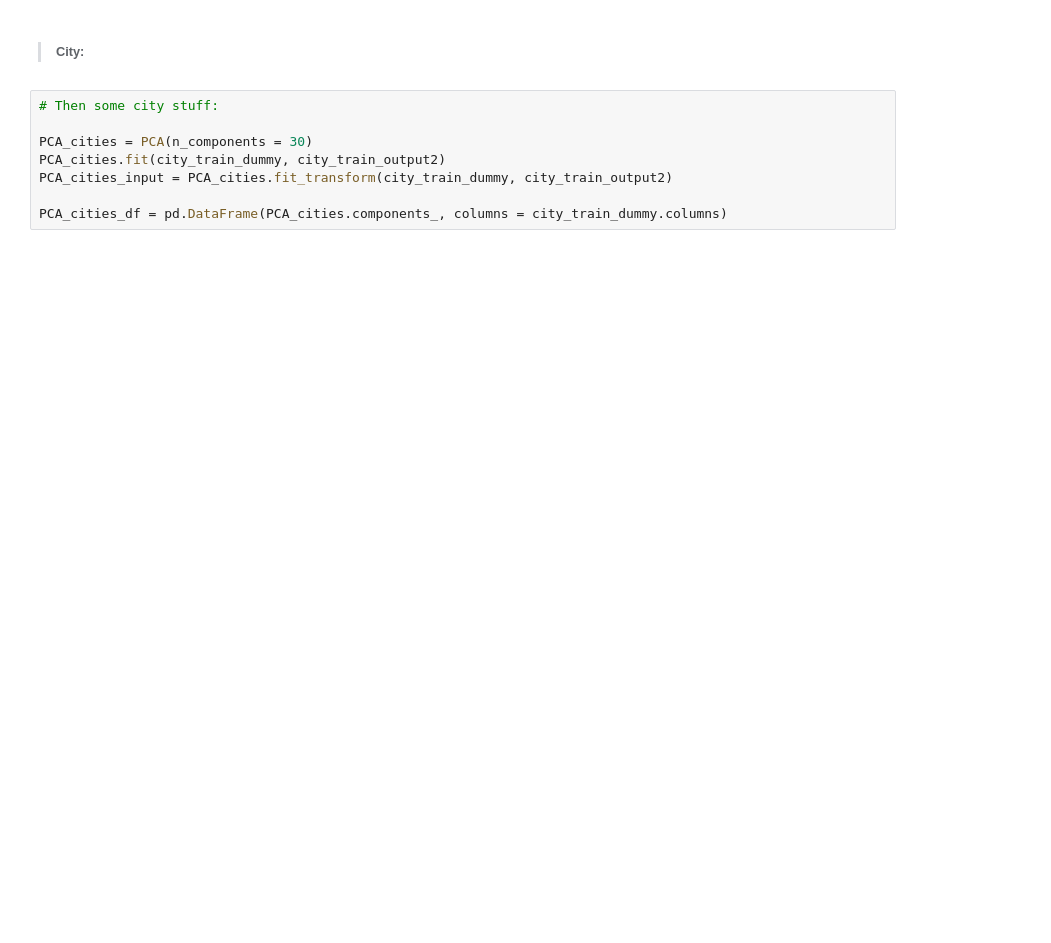
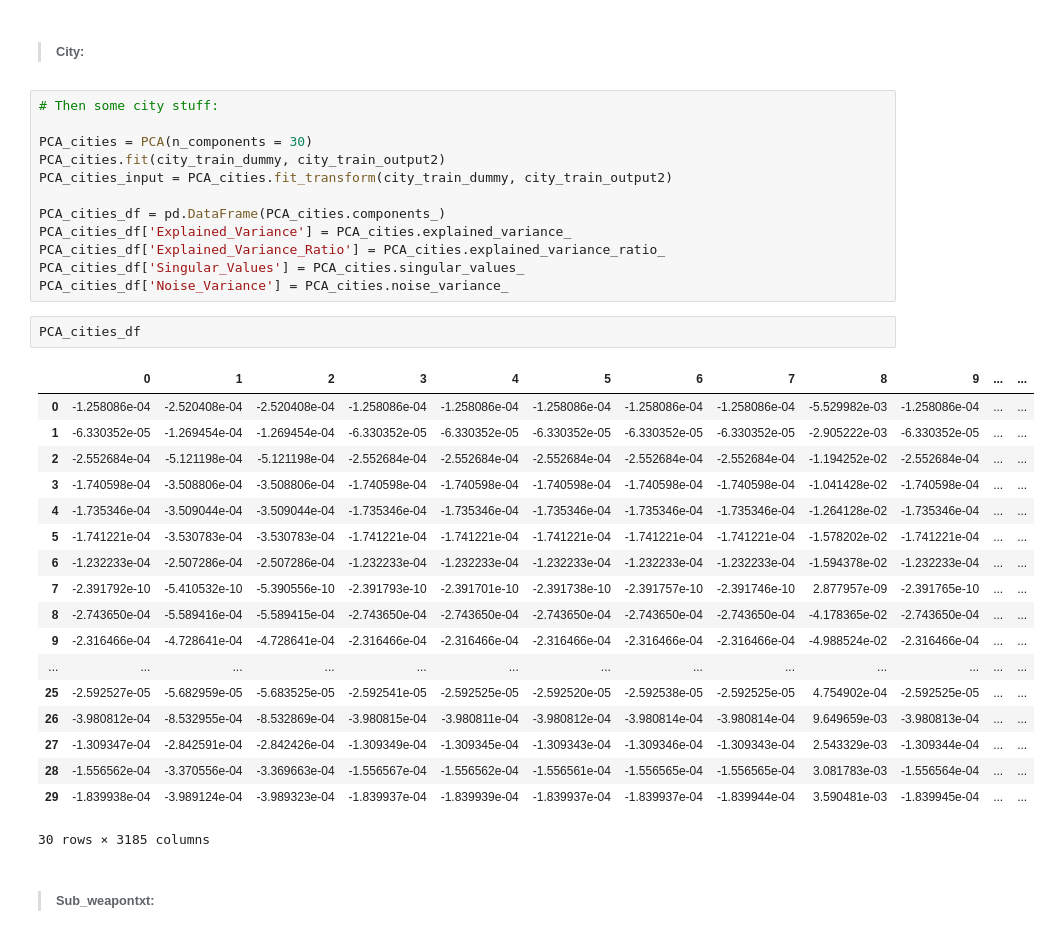
Before and after one commit to Begecky/Thinkful_Materials, a Jupyter notebook: CyberTerrorism3.ipynb, the cells around one changed output. Drawn from its saved outputs; the diff is of its cells as text; blank space fills up the shorter version.

```diff
--- a/CyberTerrorism3.ipynb
+++ b/CyberTerrorism3.ipynb
@@ -1238,4 +1323,31 @@ PCA_cities = PCA(n_components = 30)
 PCA_cities.fit(city_train_dummy, city_train_output2)
 PCA_cities_input = PCA_cities.fit_transform(city_train_dummy, city_train_output2)
 
-PCA_cities_df = pd.DataFrame(PCA_cities.components_, columns = city_train_dummy.columns)
+PCA_cities_df = pd.DataFrame(PCA_cities.components_)
+PCA_cities_df['Explained_Variance'] = PCA_cities.explained_variance_
+PCA_cities_df['Explained_Variance_Ratio'] = PCA_cities.explained_variance_ratio_
+PCA_cities_df['Singular_Values'] = PCA_cities.singular_values_
+PCA_cities_df['Noise_Variance'] = PCA_cities.noise_variance_
+# %%
+PCA_cities_df
+# %% [output]
+|  | 0 | 1 | 2 | 3 | 4 | 5 | 6 | 7 | 8 | 9 | ... | ... |
+| 0 | -1.258086e-04 | -2.520408e-04 | -2.520408e-04 | -1.258086e-04 | -1.258086e-04 | -1.258086e-04 | -1.258086e-04 | -1.258086e-04 | -5.529982e-03 | -1.258086e-04 | ... | ... |
+| 1 | -6.330352e-05 | -1.269454e-04 | -1.269454e-04 | -6.330352e-05 | -6.330352e-05 | -6.330352e-05 | -6.330352e-05 | -6.330352e-05 | -2.905222e-03 | -6.330352e-05 | ... | ... |
+| 2 | -2.552684e-04 | -5.121198e-04 | -5.121198e-04 | -2.552684e-04 | -2.552684e-04 | -2.552684e-04 | -2.552684e-04 | -2.552684e-04 | -1.194252e-02 | -2.552684e-04 | ... | ... |
+| 3 | -1.740598e-04 | -3.508806e-04 | -3.508806e-04 | -1.740598e-04 | -1.740598e-04 | -1.740598e-04 | -1.740598e-04 | -1.740598e-04 | -1.041428e-02 | -1.740598e-04 | ... | ... |
+| 4 | -1.735346e-04 | -3.509044e-04 | -3.509044e-04 | -1.735346e-04 | -1.735346e-04 | -1.735346e-04 | -1.735346e-04 | -1.735346e-04 | -1.264128e-02 | -1.735346e-04 | ... | ... |
+| 5 | -1.741221e-04 | -3.530783e-04 | -3.530783e-04 | -1.741221e-04 | -1.741221e-04 | -1.741221e-04 | -1.741221e-04 | -1.741221e-04 | -1.578202e-02 | -1.741221e-04 | ... | ... |
+| 6 | -1.232233e-04 | -2.507286e-04 | -2.507286e-04 | -1.232233e-04 | -1.232233e-04 | -1.232233e-04 | -1.232233e-04 | -1.232233e-04 | -1.594378e-02 | -1.232233e-04 | ... | ... |
+| 7 | -2.391792e-10 | -5.410532e-10 | -5.390556e-10 | -2.391793e-10 | -2.391701e-10 | -2.391738e-10 | -2.391757e-10 | -2.391746e-10 | 2.877957e-09 | -2.391765e-10 | ... | ... |
+| 8 | -2.743650e-04 | -5.589416e-04 | -5.589415e-04 | -2.743650e-04 | -2.743650e-04 | -2.743650e-04 | -2.743650e-04 | -2.743650e-04 | -4.178365e-02 | -2.743650e-04 | ... | ... |
+| 9 | -2.316466e-04 | -4.728641e-04 | -4.728641e-04 | -2.316466e-04 | -2.316466e-04 | -2.316466e-04 | -2.316466e-04 | -2.316466e-04 | -4.988524e-02 | -2.316466e-04 | ... | ... |
+| ... | ... | ... | ... | ... | ... | ... | ... | ... | ... | ... | ... | ... |
+| 25 | -2.592527e-05 | -5.682959e-05 | -5.683525e-05 | -2.592541e-05 | -2.592525e-05 | -2.592520e-05 | -2.592538e-05 | -2.592525e-05 | 4.754902e-04 | -2.592525e-05 | ... | ... |
+| 26 | -3.980812e-04 | -8.532955e-04 | -8.532869e-04 | -3.980815e-04 | -3.980811e-04 | -3.980812e-04 | -3.980814e-04 | -3.980814e-04 | 9.649659e-03 | -3.980813e-04 | ... | ... |
+| 27 | -1.309347e-04 | -2.842591e-04 | -2.842426e-04 | -1.309349e-04 | -1.309345e-04 | -1.309343e-04 | -1.309346e-04 | -1.309343e-04 | 2.543329e-03 | -1.309344e-04 | ... | ... |
+| 28 | -1.556562e-04 | -3.370556e-04 | -3.369663e-04 | -1.556567e-04 | -1.556562e-04 | -1.556561e-04 | -1.556565e-04 | -1.556565e-04 | 3.081783e-03 | -1.556564e-04 | ... | ... |
+| 29 | -1.839938e-04 | -3.989124e-04 | -3.989323e-04 | -1.839937e-04 | -1.839939e-04 | -1.839937e-04 | -1.839937e-04 | -1.839944e-04 | 3.590481e-03 | -1.839945e-04 | ... | ... |
+30 rows × 3185 columns
+# %% [markdown]
+> ###### Sub_weapontxt:
```
Also changed, not shown: parts of 10 cells of this notebook.
